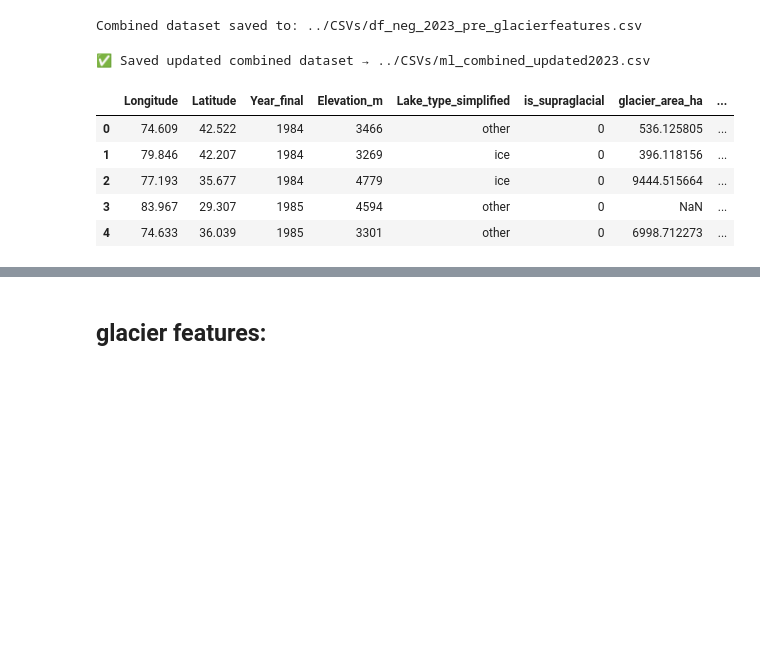
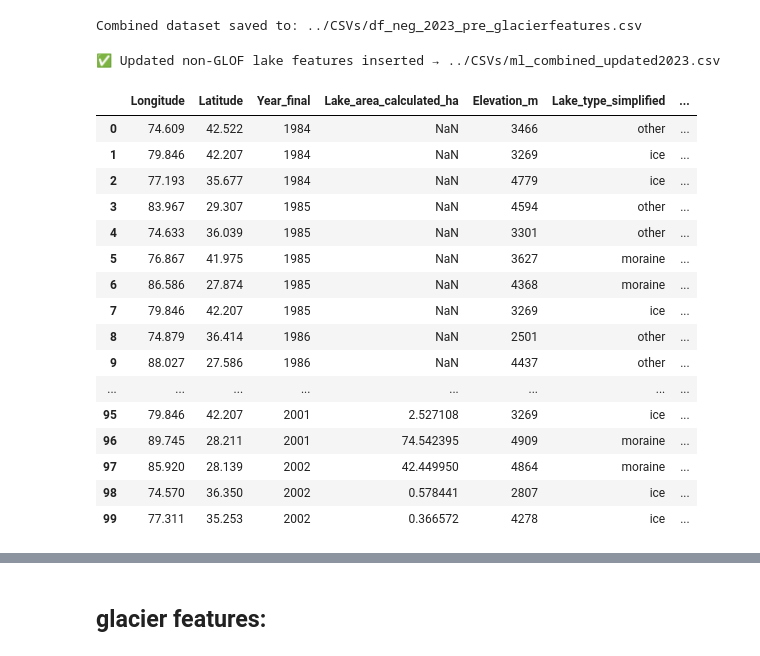
Before and after one commit to SoulNims/GLOF_Risk_ML_Pipeline, a Jupyter notebook: Notebooks/Final_LakeFeatures.ipynb, the cells around one changed output, grey strips where cells are left out. Saved outputs shown, nothing was run; the diff lists cells and outputs as text; code cells hidden in the pictures; blank space fills up the shorter version.

```diff
--- a/Notebooks/Final_LakeFeatures.ipynb
+++ b/Notebooks/Final_LakeFeatures.ipynb
@@ -1023,45 +1023,47 @@ print(f"Combined dataset saved to: {output_path}")
 # %% [output]
 Combined dataset saved to: ../CSVs/df_neg_2023_pre_glacierfeatures.csv
 # %%
-## Update Non-GLOF Lake Features Only (Keep GLOF=1 intact)
-
 import pandas as pd
 
-# Load combined ML dataset (positives + negatives)
+# --- Load combined dataset (has both GLOF=0 and GLOF=1 with glacier features) ---
 df_ml = pd.read_csv("../CSVs/uncleaned_ml_combined.csv")
 
-# Load validated & updated datasets for non-GLOF lakes
+# --- Load new non-GLOF data (2023 updates) ---
 df_area2023 = pd.read_csv("../CSVs/df_neg_calc_area2023_ndwi0.3.csv")
 df_5y = pd.read_csv("../CSVs/df_neg_expansion5y_2023.csv")
 df_10y = pd.read_csv("../CSVs/df_neg_expansion10y_2023.csv")
 
-# Drop outdated columns
-cols_to_remove = ["Lake_area_calculated_ha", "5y_expansion_rate", "10y_expansion_rate"]
-df_ml = df_ml.drop(columns=cols_to_remove, errors="ignore")
+# --- Identify negatives ---
+mask_neg = df_ml["GLOF"] == 0
 
-# --- Copy dataframe to preserve structure ---
-df_updated = df_ml.copy()
+# --- Replace only for non-GLOF rows (keep positives intact) ---
+df_ml.loc[mask_neg, "Lake_area_calculated_ha"] = df_area2023["Lake_area_calculated_ha"].values
+df_ml.loc[mask_neg, "5y_expansion_rate"] = df_5y["expansion_ha_peryr"].values
+df_ml.loc[mask_neg, "10y_expansion_rate"] = df_10y["expansion_ha_peryr_10y"].values
 
-# --- Identify negative (non-GLOF) lakes ---
-mask_neg = df_updated["GLOF"] == 0
+# --- Save final merged dataset ---
+output_path = "../CSVs/ml_combined_updated2023.csv"
+df_ml.to_csv(output_path, index=False)
 
-# --- Replace only for non-GLOF rows ---
-df_updated.loc[mask_neg, "Lake_area_calculated_ha"] = df_area2023["Lake_area_calculated_ha"].values
-df_updated.loc[mask_neg, "expansion_ha_peryr_5y"] = df_5y["expansion_ha_peryr"].values
-df_updated.loc[mask_neg, "expansion_ha_peryr_10y"] = df_10y["expansion_ha_peryr_10y"].values
-
-# --- Save updated combined dataset ---
-output_path = "../CSVs/ml_combined_updated2023.csv"
-df_updated.to_csv(output_path, index=False)
-
-print(f"✅ Saved updated combined dataset → {output_path}")
-df_updated.head()
+print(f"✅ Updated non-GLOF lake features inserted → {output_path}")
+df_ml.head(100)
 # %% [output]
-✅ Saved updated combined dataset → ../CSVs/ml_combined_updated2023.csv
+✅ Updated non-GLOF lake features inserted → ../CSVs/ml_combined_updated2023.csv
-|  | Longitude | Latitude | Year_final | Elevation_m | Lake_type_simplified | is_supraglacial | glacier_area_ha | ... |
-| 0 | 74.609 | 42.522 | 1984 | 3466 | other | 0 | 536.125805 | ... |
-| 1 | 79.846 | 42.207 | 1984 | 3269 | ice | 0 | 396.118156 | ... |
-| 2 | 77.193 | 35.677 | 1984 | 4779 | ice | 0 | 9444.515664 | ... |
-| 3 | 83.967 | 29.307 | 1985 | 4594 | other | 0 | NaN | ... |
-| 4 | 74.633 | 36.039 | 1985 | 3301 | other | 0 | 6998.712273 | ... |
+|  | Longitude | Latitude | Year_final | Lake_area_calculated_ha | Elevation_m | Lake_type_simplified | ... |
+| 0 | 74.609 | 42.522 | 1984 | NaN | 3466 | other | ... |
+| 1 | 79.846 | 42.207 | 1984 | NaN | 3269 | ice | ... |
+| 2 | 77.193 | 35.677 | 1984 | NaN | 4779 | ice | ... |
+| 3 | 83.967 | 29.307 | 1985 | NaN | 4594 | other | ... |
+| 4 | 74.633 | 36.039 | 1985 | NaN | 3301 | other | ... |
+| 5 | 76.867 | 41.975 | 1985 | NaN | 3627 | moraine | ... |
+| 6 | 86.586 | 27.874 | 1985 | NaN | 4368 | moraine | ... |
+| 7 | 79.846 | 42.207 | 1985 | NaN | 3269 | ice | ... |
+| 8 | 74.879 | 36.414 | 1986 | NaN | 2501 | other | ... |
+| 9 | 88.027 | 27.586 | 1986 | NaN | 4437 | other | ... |
+| ... | ... | ... | ... | ... | ... | ... | ... |
+| 95 | 79.846 | 42.207 | 2001 | 2.527108 | 3269 | ice | ... |
+| 96 | 89.745 | 28.211 | 2001 | 74.542395 | 4909 | moraine | ... |
+| 97 | 85.920 | 28.139 | 2002 | 42.449950 | 4864 | moraine | ... |
+| 98 | 74.570 | 36.350 | 2002 | 0.578441 | 2807 | ice | ... |
+| 99 | 77.311 | 35.253 | 2002 | 0.366572 | 4278 | ice | ... |
 # %%
```
Also changed, not shown: parts of 14 cells of this notebook, 6 other files.
